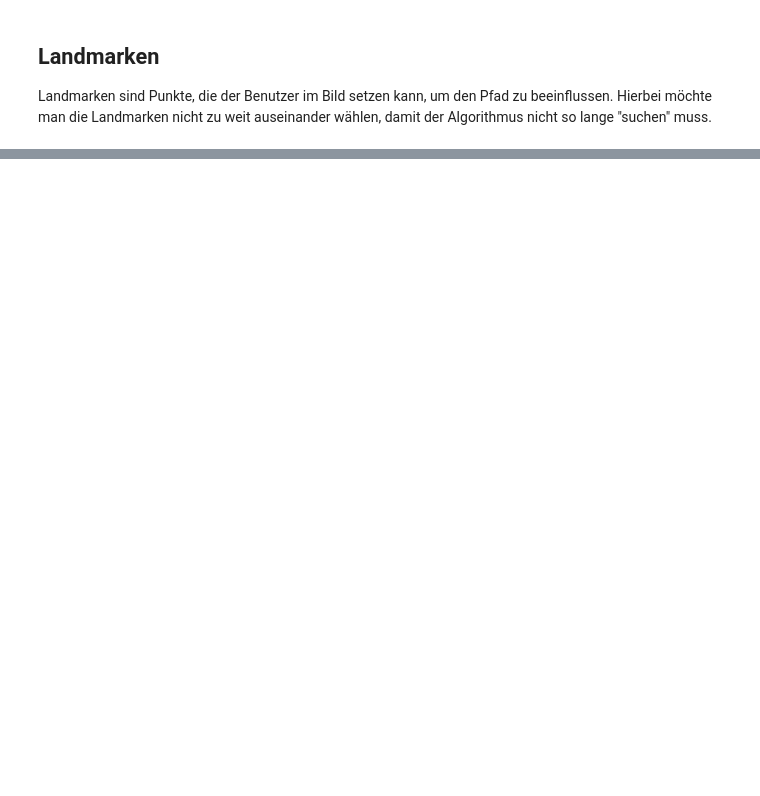
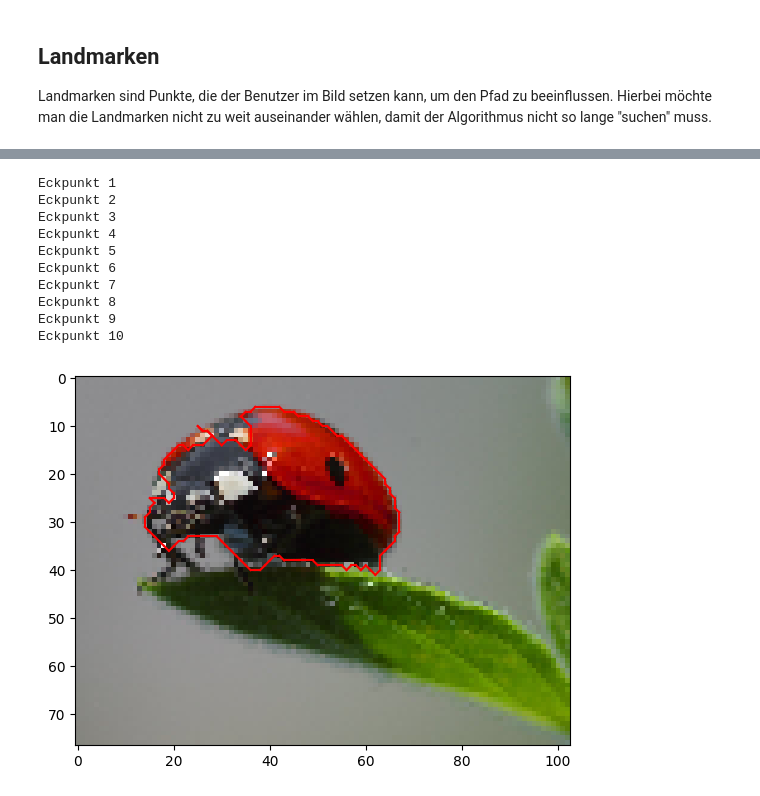
Before and after one commit to ollihansen90/MatheSH_Dijkstra, a Jupyter notebook: livewire.ipynb, the cells around one changed output, grey strips where cells are left out. Saved outputs shown, nothing was run; the diff lists cells and outputs as text; code cells hidden in the pictures; blank space fills up the shorter version.

```diff
--- a/livewire.ipynb
+++ b/livewire.ipynb
@@ -56,16 +60,28 @@ plt.show()
 # %%
 pfad = []
 c = 0
-h, w = img.shape
+h, w, _ = img.shape
 for start, ziel in zip(eckpunkte[:-1], eckpunkte[1:]):
     print("Eckpunkt",c:=c+1)
     distmat = np.linalg.norm(np.stack(np.meshgrid(np.arange(0,h), np.arange(0,w))).transpose(2,1,0)-ziel, axis=-1)
     heuristik = np.log(distmat+1e-8)
     p,*_ = a_stern_img(kanten, start, ziel, 0*heuristik)
     pfad.append(p)
 
 plt.figure()
 plt.imshow(img)
 for p in pfad:
     draw_path(p, "red")
 plt.show()
+# %% [output]
+Eckpunkt 1
+Eckpunkt 2
+Eckpunkt 3
+Eckpunkt 4
+Eckpunkt 5
+Eckpunkt 6
+Eckpunkt 7
+Eckpunkt 8
+Eckpunkt 9
+Eckpunkt 10
+[figure, added]
```
Also changed, not shown: parts of 2 cells of this notebook, 3 other files.
